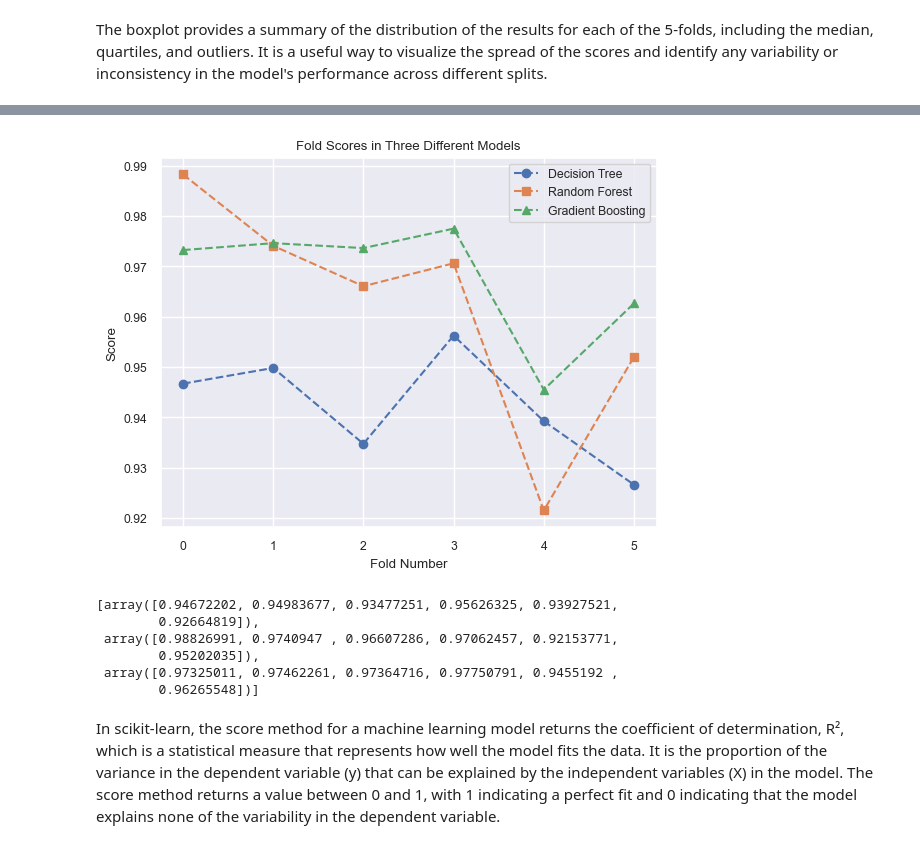
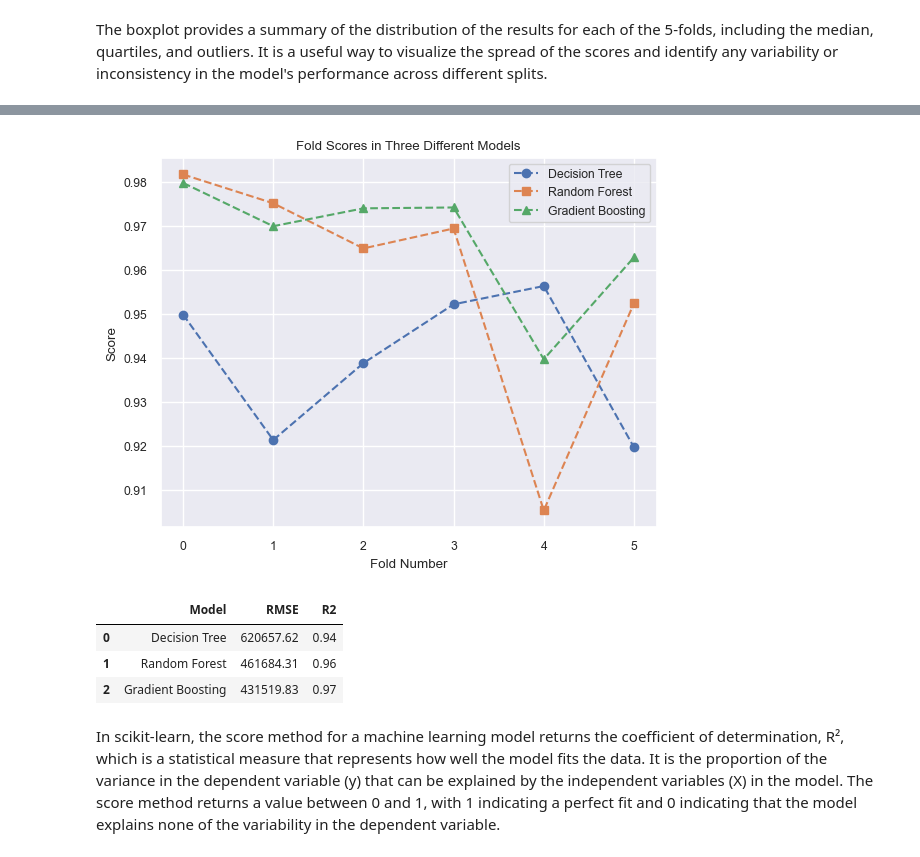
Before and after one commit to amira-bendjama/Youtube-Trending-Page-Analysis, a Jupyter notebook: DSCI521-Youtube-Trending-Page-Analysis.ipynb, the cells around one changed output, grey strips where cells are left out. Drawn from its saved outputs; the diff is of its cells as text; code cells hidden in the pictures.

```diff
--- a/DSCI521-Youtube-Trending-Page-Analysis.ipynb
+++ b/DSCI521-Youtube-Trending-Page-Analysis.ipynb
@@ -882,33 +892,39 @@ plt.show()
-# %%
-# plot the fold scores
-markers = ["o", "s", "^"]
-colors = ['blue', "red", "green"]
-i = 0
-for model in models_dict:
-    plt.plot(scores[i], marker=markers[i],linestyle='--', label=model)
-    i+=1
-
-# add labels and title
-plt.xlabel('Fold Number')
-plt.ylabel('Score')
-plt.title('Fold Scores in Three Different Models')
-
-# add legend
-plt.legend()
-
-# display the plot
-plt.show()
-# %% [output]
-[figure, removed]
-# %%
-scores
-# %% [output]
-[array([0.94672202, 0.94983677, 0.93477251, 0.95626325, 0.93927521,
-        0.92664819]),
- array([0.98826991, 0.9740947 , 0.96607286, 0.97062457, 0.92153771,
-        0.95202035]),
- array([0.97325011, 0.97462261, 0.97364716, 0.97750791, 0.9455192 ,
-        0.96265548])]
+# %%
+# plot the fold scores
+markers = ["o", "s", "^"]
+colors = ['blue', "red", "green"]
+i = 0
+for model in models_dict:
+    plt.plot(r2_cross[i], marker=markers[i],linestyle='--', label=model)
+    i+=1
+
+# add labels and title
+plt.xlabel('Fold Number')
+plt.ylabel('Score')
+plt.title('Fold Scores in Three Different Models')
+
+# add legend
+plt.legend()
+
+# display the plot
+plt.show()
+# %% [output]
+[figure, added]
+# %%
+data = {
+    'Model': ['Decision Tree', 'Random Forest', 'Gradient Boosting'],
+    'RMSE': [round(rmse_cross[0].mean(), 2), round(rmse_cross[1].mean(), 2), round(rmse_cross[2].mean(), 2)],
+    'R2': [round(r2_cross[0].mean(), 2), round(r2_cross[1].mean(), 2), round(r2_cross[2].mean(), 2)],
+}
+
+df = pd.DataFrame(data)
+
+df
+# %% [output]
+|  | Model | RMSE | R2 |
+| 0 | Decision Tree | 620657.62 | 0.94 |
+| 1 | Random Forest | 461684.31 | 0.96 |
+| 2 | Gradient Boosting | 431519.83 | 0.97 |
 # %% [markdown]
 In scikit-learn, the score method for a machine learning model returns the coefficient of determination, R², which is a statistical measure that represents how well the model fits the data. It is the proportion of the variance in the dependent variable (y) that can be explained by the independent variables (X) in the model. The score method returns a value between 0 and 1, with 1 indicating a perfect fit and 0 indicating that the model explains none of the variability in the dependent variable.
 # %%
```
Also changed, not shown: parts of 6 cells of this notebook.
